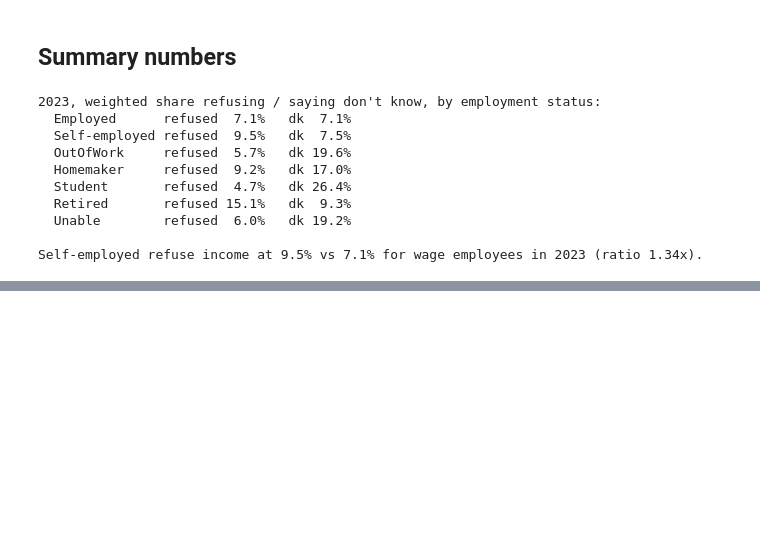
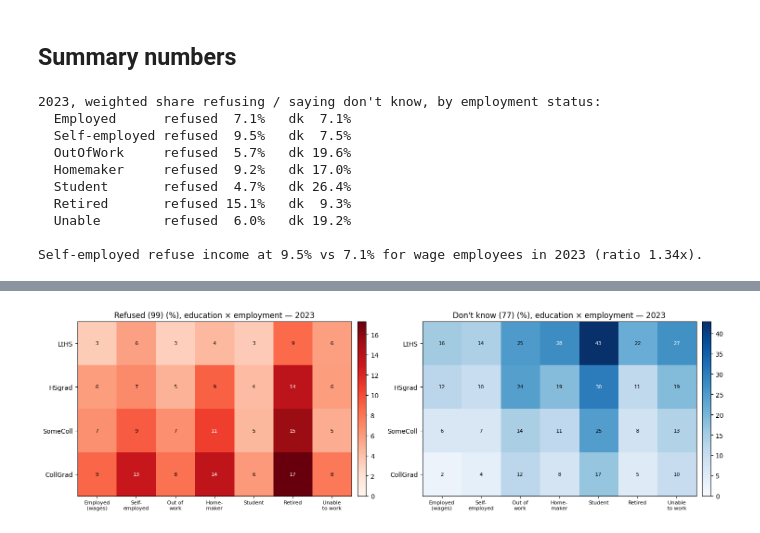
Before and after one commit to aflaxman/ai_assisted_us_health_data_analysis, a Jupyter notebook: brfss_income_grouped_em/08_employment_nonresponse.ipynb, the cells around one changed output, grey strips where cells are left out. Saved outputs shown, nothing was run; the diff lists cells and outputs as text; code cells hidden in the pictures; blank space fills up the shorter version.

```diff
--- a/brfss_income_grouped_em/08_employment_nonresponse.ipynb
+++ b/brfss_income_grouped_em/08_employment_nonresponse.ipynb
@@ -138,0 +148,31 @@ Self-employed refuse income at 9.5% vs 7.1% for wage employees in 2023 (ratio 1.
+# %%
+educ_order = ['LtHS', 'HSgrad', 'SomeColl', 'CollGrad']
+emp_order = my.EMPLOY_ORDER
+d23 = df[(df['year'] == 2023) & df['educ'].notna() & df['employ'].notna()].copy()
+
+def grid(flag):
+    g = my.wprop(d23, flag, by=['educ', 'employ'])
+    P = g.pivot(index='educ', columns='employ', values='p').reindex(index=educ_order, columns=emp_order)
+    N = g.pivot(index='educ', columns='employ', values='n').reindex(index=educ_order, columns=emp_order)
+    M = np.array(100 * P, dtype=float)      # writable copy (to_numpy can be read-only)
+    M[N.to_numpy() < 200] = np.nan          # mask sparse cells
+    return M
+
+fig, axes = plt.subplots(1, 2, figsize=(15, 4.6))
+for flag, ax, ttl, cmap in [('refused', axes[0], 'Refused (99)', 'Reds'),
+                            ('dk', axes[1], "Don't know (77)", 'Blues')]:
+    M = grid(flag)
+    im = ax.imshow(M, cmap=cmap, aspect='auto', vmin=0)
+    ax.set_xticks(range(len(emp_order))); ax.set_xticklabels([nice[o] for o in emp_order], fontsize=8)
+    ax.set_yticks(range(len(educ_order))); ax.set_yticklabels(educ_order)
+    hi = np.nanmax(M)
+    for i in range(M.shape[0]):
+        for j in range(M.shape[1]):
+            if np.isfinite(M[i, j]):
+                ax.text(j, i, f"{M[i, j]:.0f}", ha='center', va='center', fontsize=8,
+                        color='white' if M[i, j] > 0.6 * hi else 'black')
+    ax.set_title(f'{ttl} (%), education × employment — 2023')
+    fig.colorbar(im, ax=ax, fraction=0.046, pad=0.02)
+plt.tight_layout(); plt.show()
+# %% [output]
+[figure, added]
```
Also changed, not shown: parts of 3 cells of this notebook, 2 other files.
